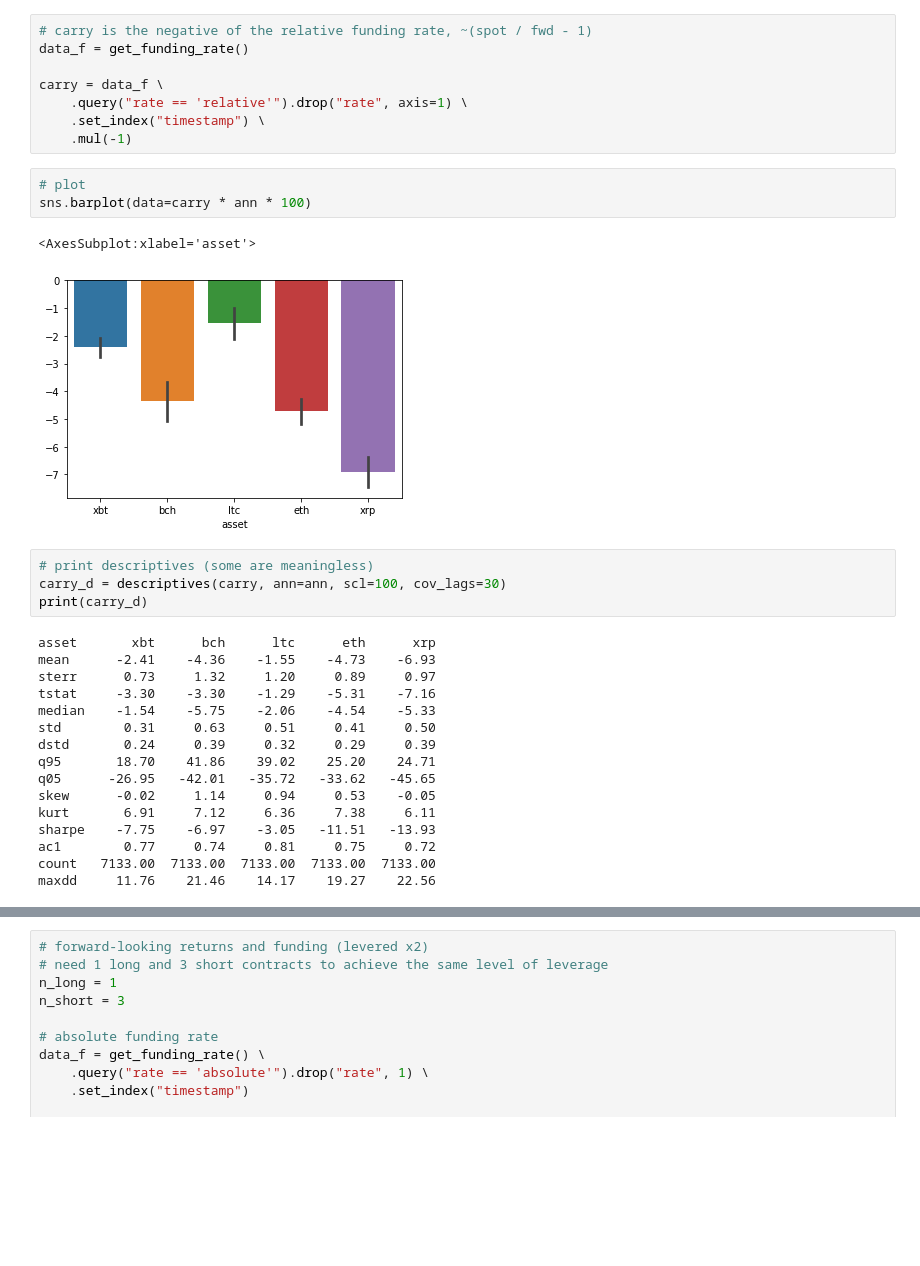
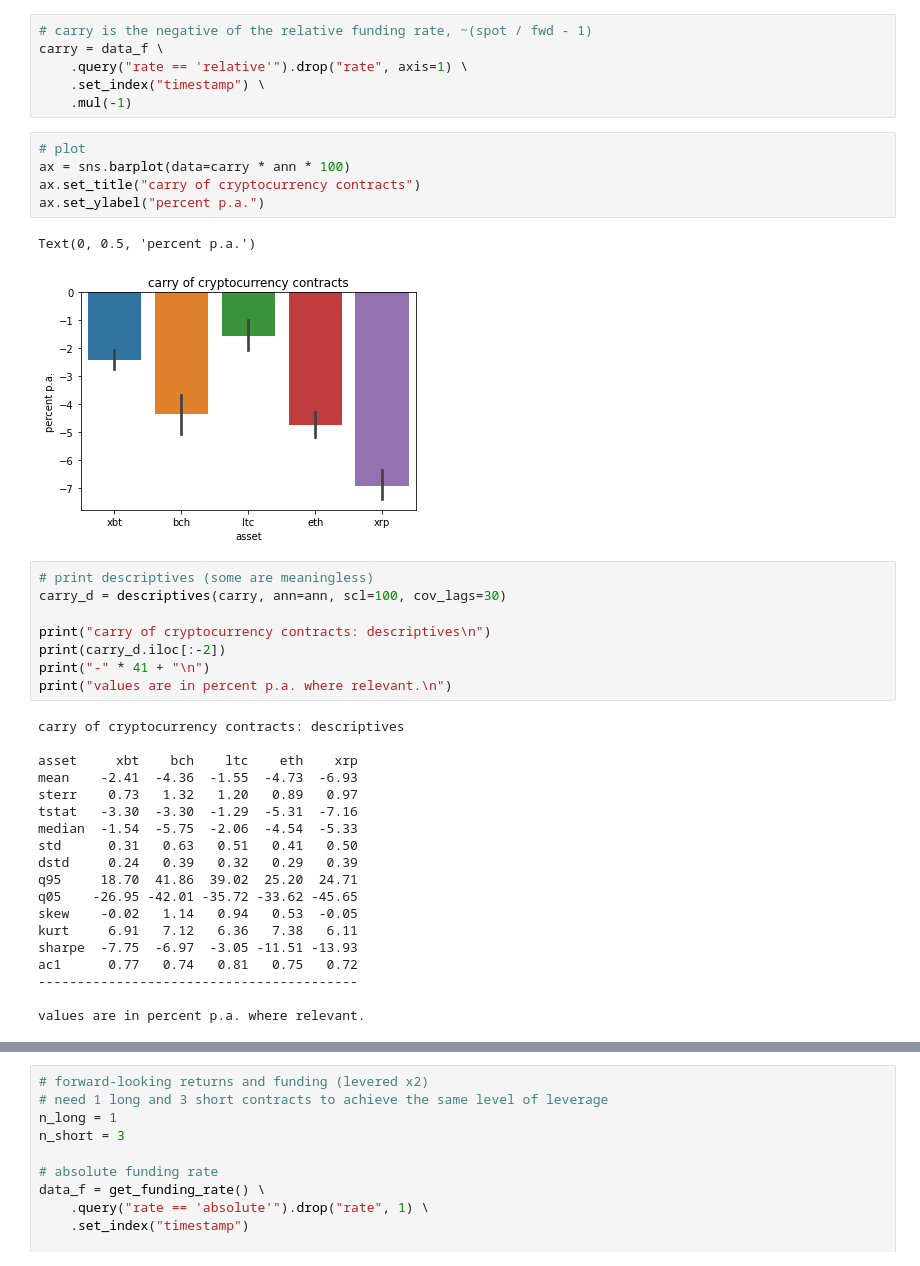
Before and after one commit to ipozdeev/crypto-fx-strategies, a Jupyter notebook: walkthrough.ipynb, the cells around one changed output, grey strips where cells are left out. Cells and saved outputs as stored; diff of their text form; blank space fills up the shorter version.

Commit message:
upd data + ipynb

```diff
--- a/walkthrough.ipynb
+++ b/walkthrough.ipynb
@@ -23,34 +154,41 @@ signal_lookback = 6 * 7  # 7 days lookback to compute carry signal
 # %%
 # carry is the negative of the relative funding rate, ~(spot / fwd - 1)
-data_f = get_funding_rate()
-
 carry = data_f \
     .query("rate == 'relative'").drop("rate", axis=1) \
     .set_index("timestamp") \
     .mul(-1)
 # %%
 # plot
-sns.barplot(data=carry * ann * 100)
+ax = sns.barplot(data=carry * ann * 100)
+ax.set_title("carry of cryptocurrency contracts")
+ax.set_ylabel("percent p.a.")
 # %% [output]
-<AxesSubplot:xlabel='asset'>
+Text(0, 0.5, 'percent p.a.')
-[figure, old version]
+[figure, new version]
 # %%
 # print descriptives (some are meaningless)
 carry_d = descriptives(carry, ann=ann, scl=100, cov_lags=30)
-print(carry_d)
+
+print("carry of cryptocurrency contracts: descriptives\n")
+print(carry_d.iloc[:-2])
+print("-" * 41 + "\n")
+print("values are in percent p.a. where relevant.\n")
 # %% [output]
-asset       xbt      bch      ltc      eth      xrp
-mean      -2.41    -4.36    -1.55    -4.73    -6.93
-sterr      0.73     1.32     1.20     0.89     0.97
-tstat     -3.30    -3.30    -1.29    -5.31    -7.16
-median    -1.54    -5.75    -2.06    -4.54    -5.33
-std        0.31     0.63     0.51     0.41     0.50
-dstd       0.24     0.39     0.32     0.29     0.39
-q95       18.70    41.86    39.02    25.20    24.71
-q05      -26.95   -42.01   -35.72   -33.62   -45.65
-skew      -0.02     1.14     0.94     0.53    -0.05
-kurt       6.91     7.12     6.36     7.38     6.11
-sharpe    -7.75    -6.97    -3.05   -11.51   -13.93
-ac1        0.77     0.74     0.81     0.75     0.72
-count   7133.00  7133.00  7133.00  7133.00  7133.00
-maxdd     11.76    21.46    14.17    19.27    22.56
+carry of cryptocurrency contracts: descriptives
+
+asset     xbt    bch    ltc    eth    xrp
+mean    -2.41  -4.36  -1.55  -4.73  -6.93
+sterr    0.73   1.32   1.20   0.89   0.97
+tstat   -3.30  -3.30  -1.29  -5.31  -7.16
+median  -1.54  -5.75  -2.06  -4.54  -5.33
+std      0.31   0.63   0.51   0.41   0.50
+dstd     0.24   0.39   0.32   0.29   0.39
+q95     18.70  41.86  39.02  25.20  24.71
+q05    -26.95 -42.01 -35.72 -33.62 -45.65
+skew    -0.02   1.14   0.94   0.53  -0.05
+kurt     6.91   7.12   6.36   7.38   6.11
+sharpe  -7.75  -6.97  -3.05 -11.51 -13.93
+ac1      0.77   0.74   0.81   0.75   0.72
+-----------------------------------------
+
+values are in percent p.a. where relevant.
```
Also changed, not shown: parts of 31 cells of this notebook.
